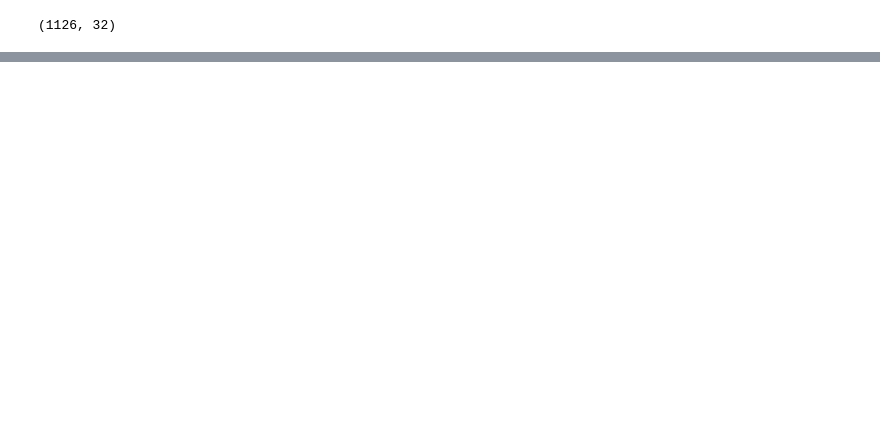
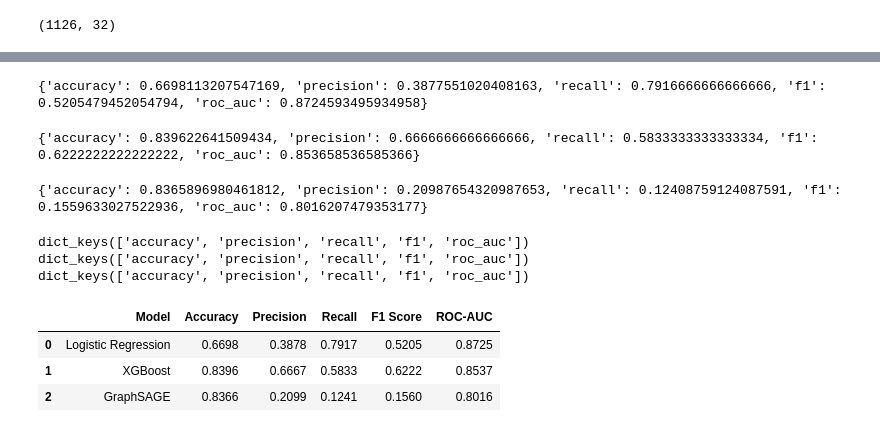
Before and after one commit to riaxoxo17/EvoFinGraph, a Jupyter notebook: notebooks/04_models.ipynb, the cells around one changed output, grey strips where cells are left out. Saved outputs shown, nothing was run; the diff lists cells and outputs as text; code cells hidden in the pictures; blank space fills up the shorter version.

```diff
--- a/notebooks/04_models.ipynb
+++ b/notebooks/04_models.ipynb
@@ -668,0 +681,58 @@ embeddings.shape
+# %%
+print(metrics)
+# %% [output]
+{'accuracy': 0.6698113207547169, 'precision': 0.3877551020408163, 'recall': 0.7916666666666666, 'f1': 0.5205479452054794, 'roc_auc': 0.8724593495934958}
+# %%
+print(xgb_metrics)
+# %% [output]
+{'accuracy': 0.839622641509434, 'precision': 0.6666666666666666, 'recall': 0.5833333333333334, 'f1': 0.6222222222222222, 'roc_auc': 0.853658536585366}
+# %%
+print(graphsage_metrics)
+# %% [output]
+{'accuracy': 0.8365896980461812, 'precision': 0.20987654320987653, 'recall': 0.12408759124087591, 'f1': 0.1559633027522936, 'roc_auc': 0.8016207479353177}
+# %%
+print(metrics.keys())
+print(xgb_metrics.keys())
+print(graphsage_metrics.keys())
+# %% [output]
+dict_keys(['accuracy', 'precision', 'recall', 'f1', 'roc_auc'])
+dict_keys(['accuracy', 'precision', 'recall', 'f1', 'roc_auc'])
+dict_keys(['accuracy', 'precision', 'recall', 'f1', 'roc_auc'])
+# %%
+import pandas as pd
+
+comparison = pd.DataFrame([
+    {
+        "Model": "Logistic Regression",
+        "Accuracy": metrics["accuracy"],
+        "Precision": metrics["precision"],
+        "Recall": metrics["recall"],
+        "F1 Score": metrics["f1"],
+        "ROC-AUC": metrics["roc_auc"],
+    },
+    {
+        "Model": "XGBoost",
+        "Accuracy": xgb_metrics["accuracy"],
+        "Precision": xgb_metrics["precision"],
+        "Recall": xgb_metrics["recall"],
+        "F1 Score": xgb_metrics["f1"],
+        "ROC-AUC": xgb_metrics["roc_auc"],
+    },
+    {
+        "Model": "GraphSAGE",
+        "Accuracy": graphsage_metrics["accuracy"],
+        "Precision": graphsage_metrics["precision"],
+        "Recall": graphsage_metrics["recall"],
+        "F1 Score": graphsage_metrics["f1"],
+        "ROC-AUC": graphsage_metrics["roc_auc"],
+    }
+])
+
+comparison = comparison.round(4)
+
+comparison
+# %% [output]
+|  | Model | Accuracy | Precision | Recall | F1 Score | ROC-AUC |
+| 0 | Logistic Regression | 0.6698 | 0.3878 | 0.7917 | 0.5205 | 0.8725 |
+| 1 | XGBoost | 0.8396 | 0.6667 | 0.5833 | 0.6222 | 0.8537 |
+| 2 | GraphSAGE | 0.8366 | 0.2099 | 0.1241 | 0.1560 | 0.8016 |
```
Also changed, not shown: parts of 27 cells of this notebook, 16 other files.
